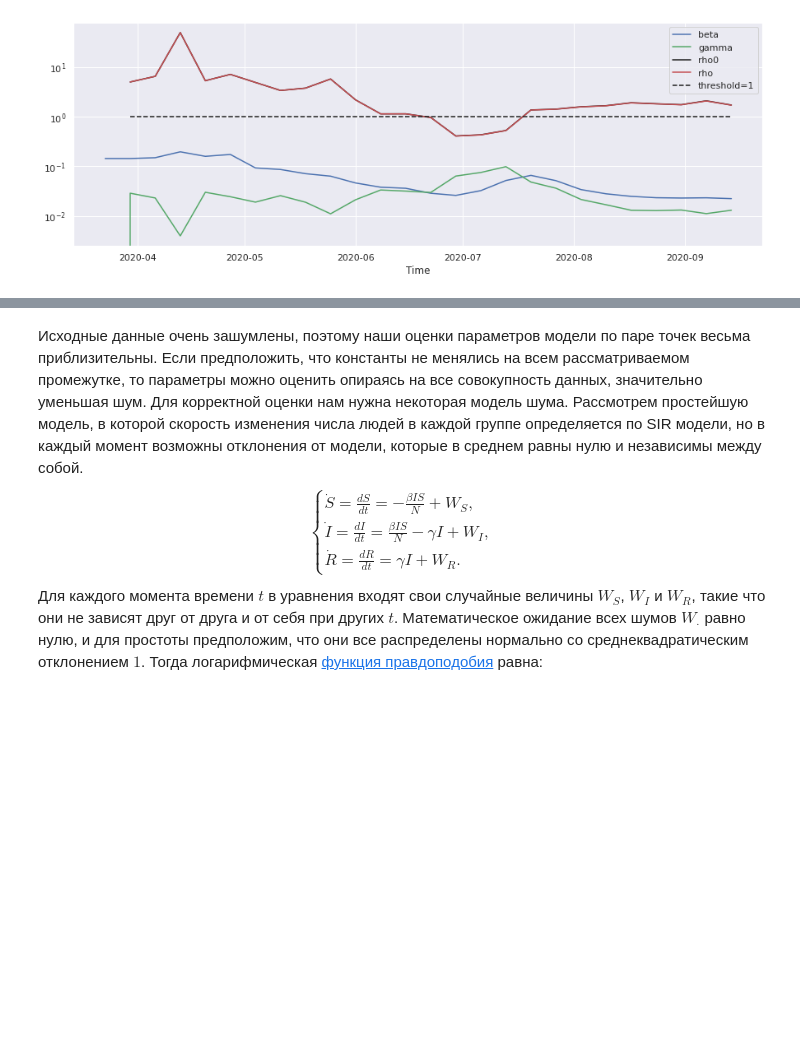
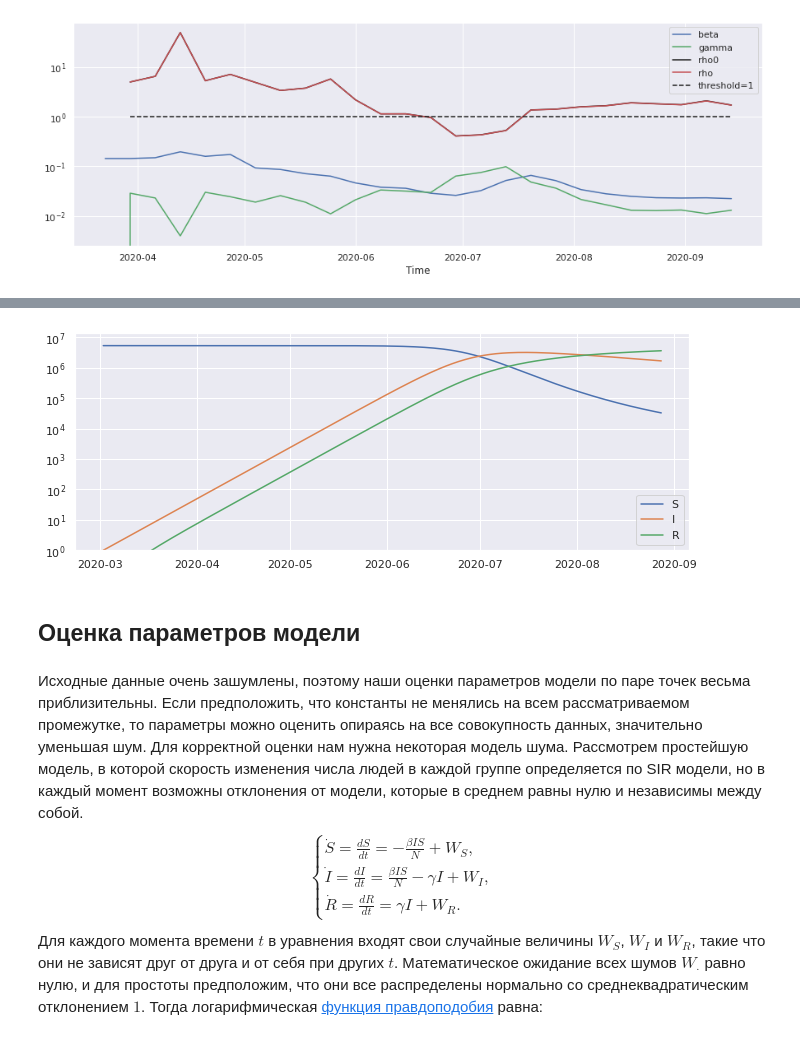
Before and after one commit to alepoydes/introduction-to-numerical-simulation, a Jupyter notebook: practice/covid/COVID-19.ipynb, the cells around one changed output, grey strips where cells are left out. Drawn from its saved outputs; the diff is of its cells as text; code cells hidden in the pictures; blank space fills up the shorter version.

```diff
--- a/practice/covid/COVID-19.ipynb
+++ b/practice/covid/COVID-19.ipynb
@@ -245,0 +320,37 @@ plt.show()
+# %%
+# Используем метод классический метод Рунге-Кутты RK4 для решения систему ОДУ, см.
+# https://en.wikipedia.org/wiki/Runge%E2%80%93Kutta_methods
+class RungeKutta:
+    def __init__(self):
+        pass
+    def integrate(self, *x, rhs=None, dt=0.01, period=1.):
+        """
+        Численно интегрируем систему дифференциальных уравнений:
+            dx_1/dt = rhs(x_1, x_n)_1,...
+            dx_n/dt = rhs(x_1, x_n)_n.
+        Вектор начальных значений передается в args.
+        Правая часть вычисляется функцией `rhs`, которая должны принимать на вход `n` значений,
+        и столько же возвращать.
+        Метод возвращает вектор значений x_1,.., x_n через period отсчетов времени.
+        Длина промежуточных шагов интегрирования равна dt.
+        """
+        while period>dt:
+            x = self.single_step(*x, rhs=rhs, dt=dt)
+            period = period - dt
+        return self.single_step(*x, rhs=rhs, dt=period)
+
+    def single_step(self, *x0, rhs=None, dt=0.01):
+        dx0 = rhs(*x0) # Вычисляем производные
+        x1 = (xn+0.5*dt*dxn for xn, dxn in zip(x0, dx0)) # Делаем промежуточных шаг длины dt/2
+        dx1 = rhs(*x1) # Делаем следующий шаг...
+        x2 = (xn+0.5*dt*dxn for xn, dxn in zip(x0, dx1))
+        dx2 = rhs(*x2)
+        x3 = (xn+dt*dxn for xn, dxn in zip(x0, dx2))
+        dx3 = rhs(*x3)
+        # Суммируем результаты, делаем итоговый шаг.
+        return tuple(xn+dt/6*dxn0+dt/3*dxn1+dt/3*dxn2+dt/6*dxn3 for xn, dxn0, dxn1, dxn2, dxn3 in zip(x0, dx0, dx1, dx2, dx3))
+
+# Небольшой тест. Уравнение x'(t)=-x(t), x(0)=1 имеет решение x(t)=exp(-t), равное x(1)=1/e в точке 1.
+integrator = RungeKutta()
+print( "RK4:          ", integrator.integrate(1., rhs=lambda x: (-x,), period=1) )
+print( "Точное решение:", np.exp(-1) )
@@ -246,3 +454,12 @@ plt.show()
+# %%
+# Попробуем подобрать параметры, которые дают близкое к историческим данным число больных.
+model = SIR(noise=0)
+simdata = model.generate(beta=0.15, gamma=0.02)
+inspect_SIR(simdata)
+# %% [output]
+[figure, added]
+# %% [markdown]
+## Оценка параметров модели
 # %% [markdown]
 Исходные данные очень зашумлены, поэтому наши оценки параметров модели по паре точек весьма приблизительны.
 Если предположить, что константы не менялись на всем рассматриваемом промежутке, то параметры можно оценить опираясь на все совокупность данных, значительно уменьшая шум.
```
Also changed, not shown: parts of 14 cells of this notebook.
